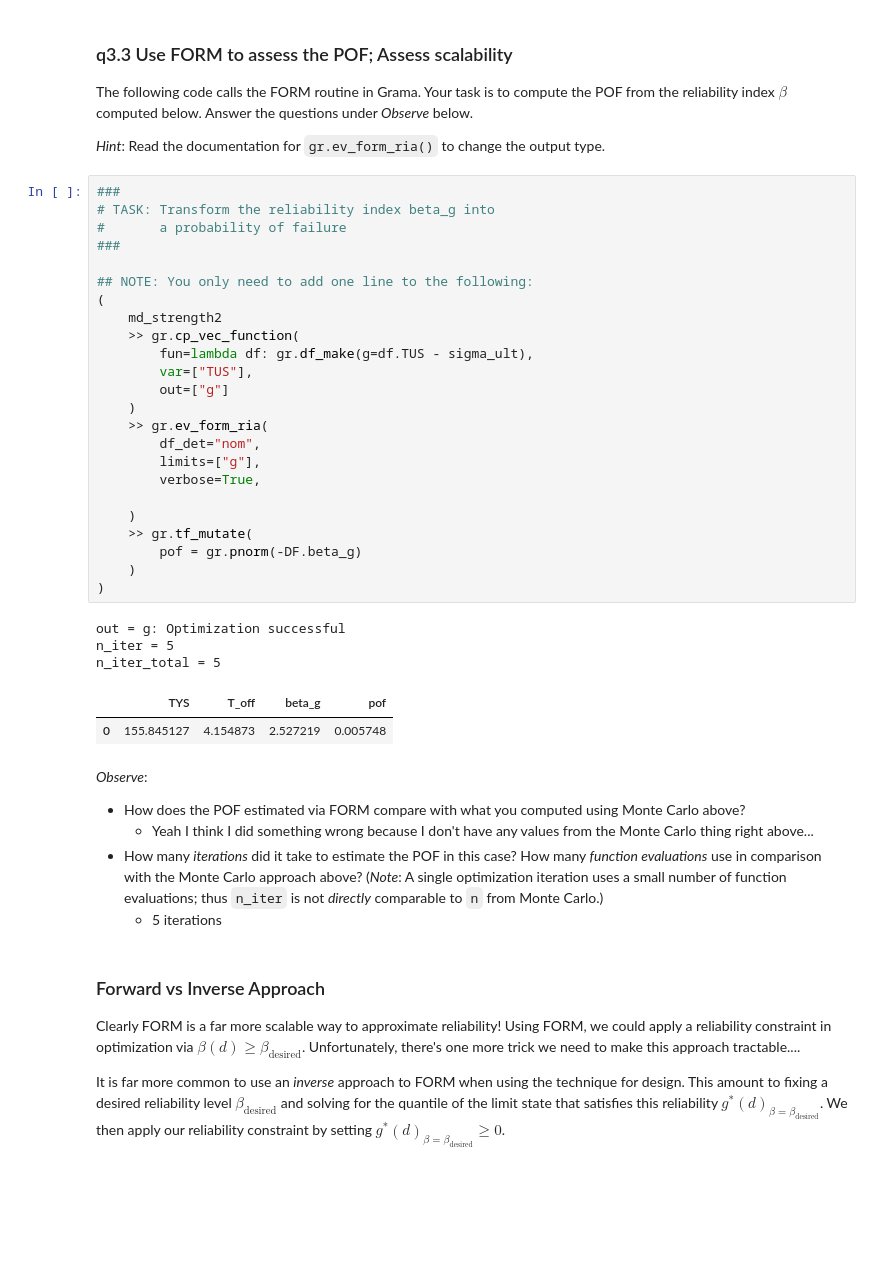
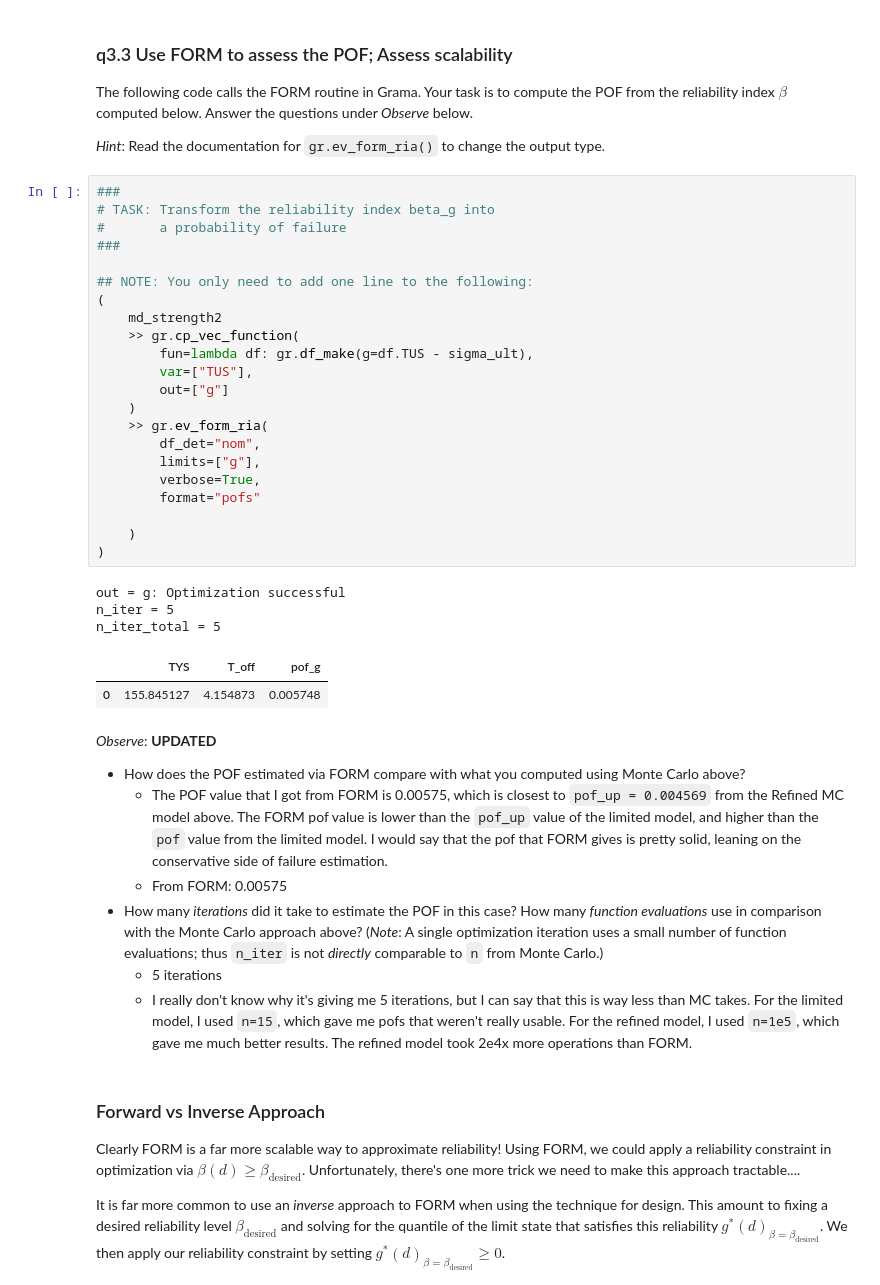
Before and after one commit to amineeva/PDO, a Jupyter notebook: assignments/nb5-pr-multivariate-assignment.ipynb, the cells around one changed output. Saved outputs shown, nothing was run; the diff lists cells and outputs as text; blank space fills up the shorter version.

```diff
--- a/assignments/nb5-pr-multivariate-assignment.ipynb
+++ b/assignments/nb5-pr-multivariate-assignment.ipynb
@@ -1260,40 +1277,40 @@ The following code calls the FORM routine in Grama. Your task is to compute the
 # %%
 ###
 # TASK: Transform the reliability index beta_g into
 #       a probability of failure
 ###
 
 ## NOTE: You only need to add one line to the following:
 (
     md_strength2
     >> gr.cp_vec_function(
         fun=lambda df: gr.df_make(g=df.TUS - sigma_ult),
         var=["TUS"],
         out=["g"]
     )
     >> gr.ev_form_ria(
         df_det="nom",
         limits=["g"],
         verbose=True,
+        format="pofs"
 
     )
-    >> gr.tf_mutate(
-        pof = gr.pnorm(-DF.beta_g)
-    )
 )
 # %% [output]
 out = g: Optimization successful
 n_iter = 5
 n_iter_total = 5
-|  | TYS | T_off | beta_g | pof |
-| 0 | 155.845127 | 4.154873 | 2.527219 | 0.005748 |
+|  | TYS | T_off | pof_g |
+| 0 | 155.845127 | 4.154873 | 0.005748 |
 # %% [markdown]
-*Observe*:
+*Observe*: **UPDATED**
 
 - How does the POF estimated via FORM compare with what you computed using Monte Carlo above?
-  - Yeah I think I did something wrong because I don't have any values from the Monte Carlo thing right above...
+  - The POF value that I got from FORM is 0.00575, which is closest to `pof_up = 0.004569` from the Refined MC model above. The FORM pof value is lower than the `pof_up` value of the limited model, and higher than the `pof` value from the limited model. I would say that the pof that FORM gives is pretty solid, leaning on the conservative side of failure estimation.
+  - From FORM: 0.00575
 - How many *iterations* did it take to estimate the POF in this case? How many *function evaluations* use in comparison with the Monte Carlo approach above? (*Note*: A single optimization iteration uses a small number of function evaluations; thus `n_iter` is not *directly* comparable to `n` from Monte Carlo.)
   - 5 iterations
+  - I really don't know why it's giving me 5 iterations, but I can say that this is way less than MC takes. For the limited model, I used `n=15`, which gave me pofs that weren't really usable. For the refined model, I used `n=1e5`, which gave me much better results. The refined model took 2e4x more operations than FORM.
 # %% [markdown]
 ### Forward vs Inverse Approach
 
```
Also changed, not shown: parts of 6 cells of this notebook.
